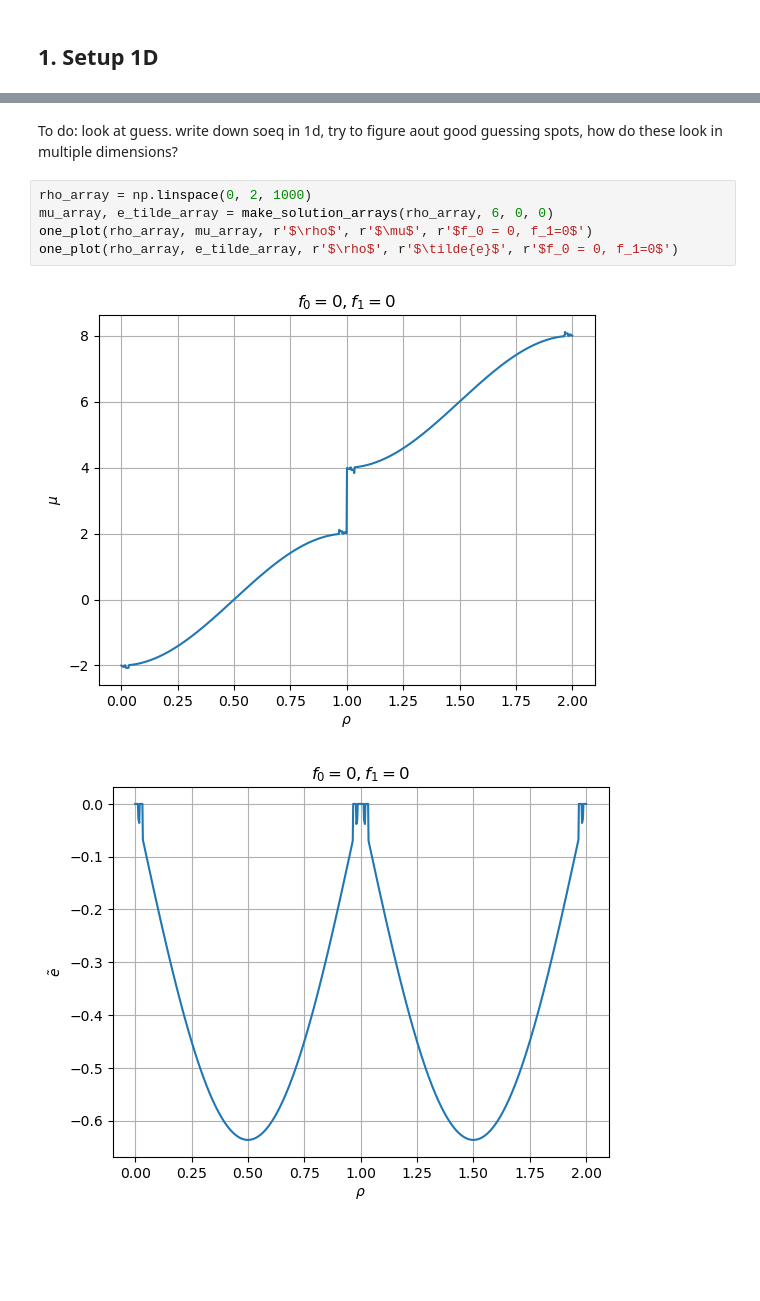
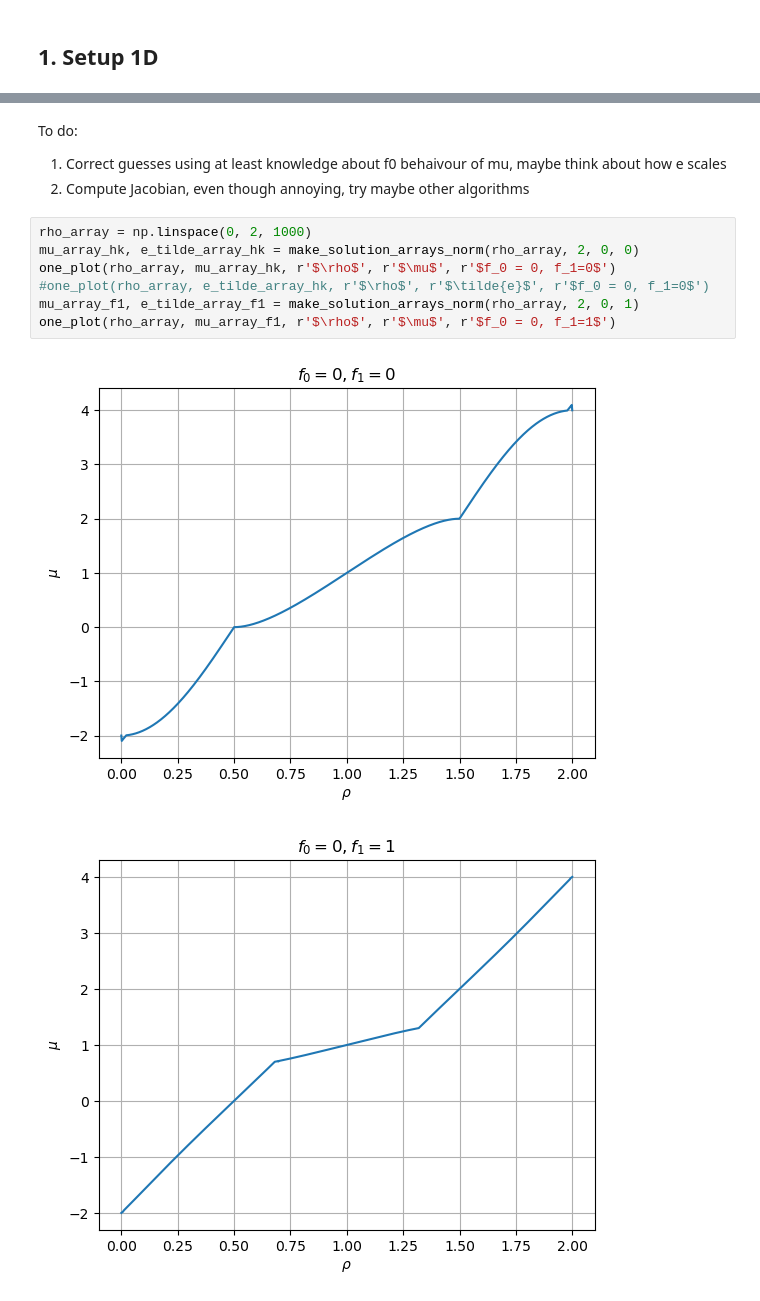
Before and after one commit to janjhch/bachelorthesis, a Jupyter notebook: meanfield/landau_f1.ipynb, the cells around one changed output, grey strips where cells are left out. Drawn from its saved outputs; the diff is of its cells as text; blank space fills up the shorter version.

```diff
--- a/meanfield/landau_f1.ipynb
+++ b/meanfield/landau_f1.ipynb
@@ -89,12 +139,16 @@ def one_plot(x_array, y_array, x_label, y_label, title):
     plt.grid(True)
     plt.show()
 # %% [markdown]
-To do: look at guess. write down soeq in 1d, try to figure aout good guessing spots, how do these look in multiple dimensions?
+To do:
+1. Correct guesses using at least knowledge about f0 behaivour of mu, maybe think about how e scales
+2. Compute Jacobian, even though annoying, try maybe other algorithms
 # %%
 rho_array = np.linspace(0, 2, 1000)
-mu_array, e_tilde_array = make_solution_arrays(rho_array, 6, 0, 0)
-one_plot(rho_array, mu_array, r'$\rho$', r'$\mu$', r'$f_0 = 0, f_1=0$')
-one_plot(rho_array, e_tilde_array, r'$\rho$', r'$\tilde{e}$', r'$f_0 = 0, f_1=0$')
+mu_array_hk, e_tilde_array_hk = make_solution_arrays_norm(rho_array, 2, 0, 0)
+one_plot(rho_array, mu_array_hk, r'$\rho$', r'$\mu$', r'$f_0 = 0, f_1=0$')
+#one_plot(rho_array, e_tilde_array_hk, r'$\rho$', r'$\tilde{e}$', r'$f_0 = 0, f_1=0$')
+mu_array_f1, e_tilde_array_f1 = make_solution_arrays_norm(rho_array, 2, 0, 1)
+one_plot(rho_array, mu_array_f1, r'$\rho$', r'$\mu$', r'$f_0 = 0, f_1=1$')
 # %% [output]
-[figure, old version]
+[figure, new version]
-[figure, old version]
+[figure, new version]
```
Also changed, not shown: parts of 2 cells of this notebook.
